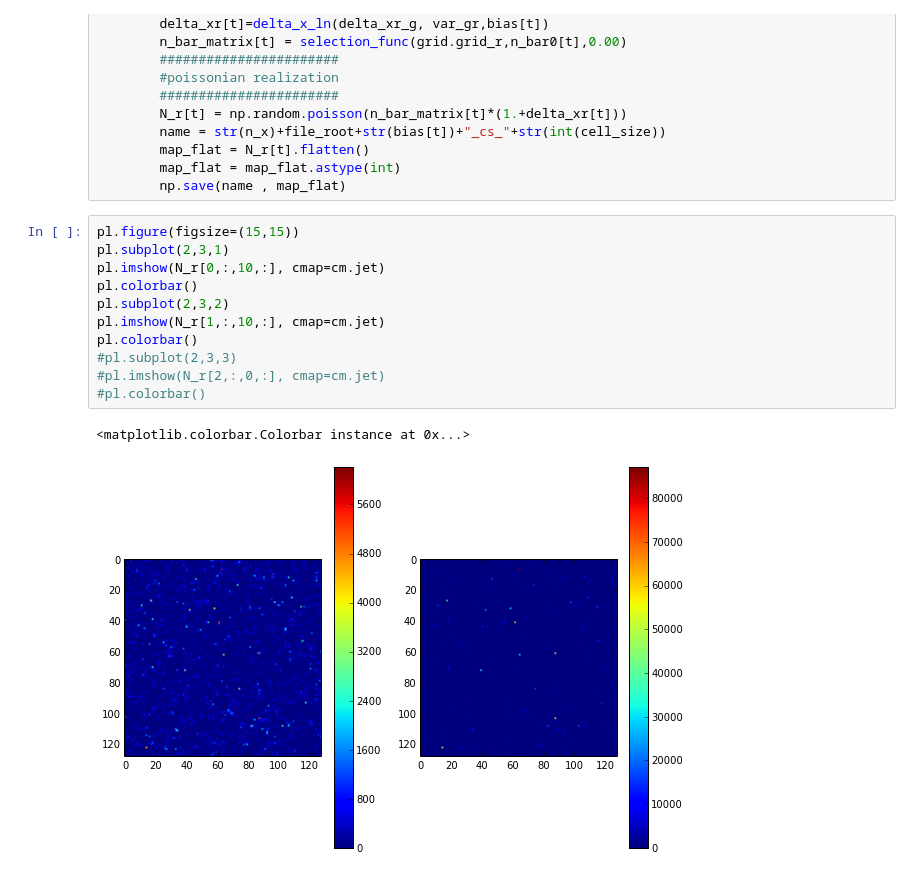
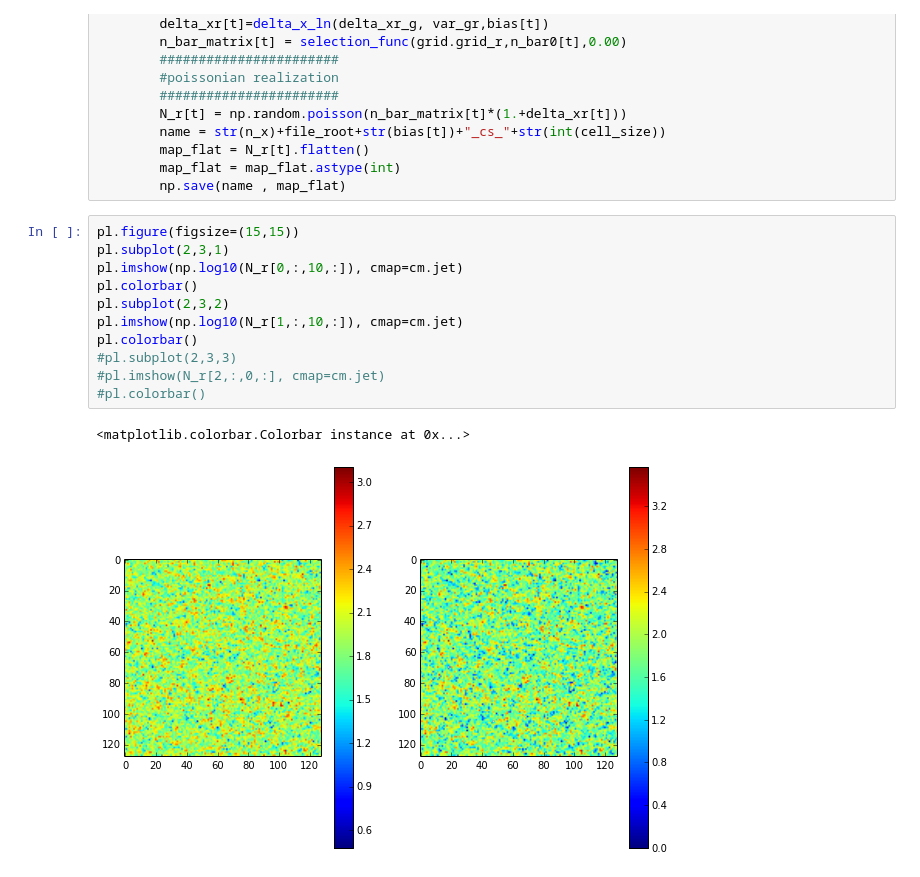
Before and after one commit to arthurmloureiro/pk_fkp, a Jupyter notebook: pk_fkp_notebook.ipynb, the cells around one changed output. Cells and saved outputs as stored; diff of their text form.

```diff
--- a/pk_fkp_notebook.ipynb
+++ b/pk_fkp_notebook.ipynb
@@ -167,16 +167,16 @@ for i in range(num_realiz):
 # %%
 pl.figure(figsize=(15,15))
 pl.subplot(2,3,1)
-pl.imshow(N_r[0,:,10,:], cmap=cm.jet)
+pl.imshow(np.log10(N_r[0,:,10,:]), cmap=cm.jet)
 pl.colorbar()
 pl.subplot(2,3,2)
-pl.imshow(N_r[1,:,10,:], cmap=cm.jet)
+pl.imshow(np.log10(N_r[1,:,10,:]), cmap=cm.jet)
 pl.colorbar()
 #pl.subplot(2,3,3)
 #pl.imshow(N_r[2,:,0,:], cmap=cm.jet)
 #pl.colorbar()
 # %% [output]
 <matplotlib.colorbar.Colorbar instance at 0x...>
-[figure, old version]
+[figure, new version]
 # %%
 num_bins = 50
```
Also changed, not shown: parts of 8 cells of this notebook, 2 other files.
